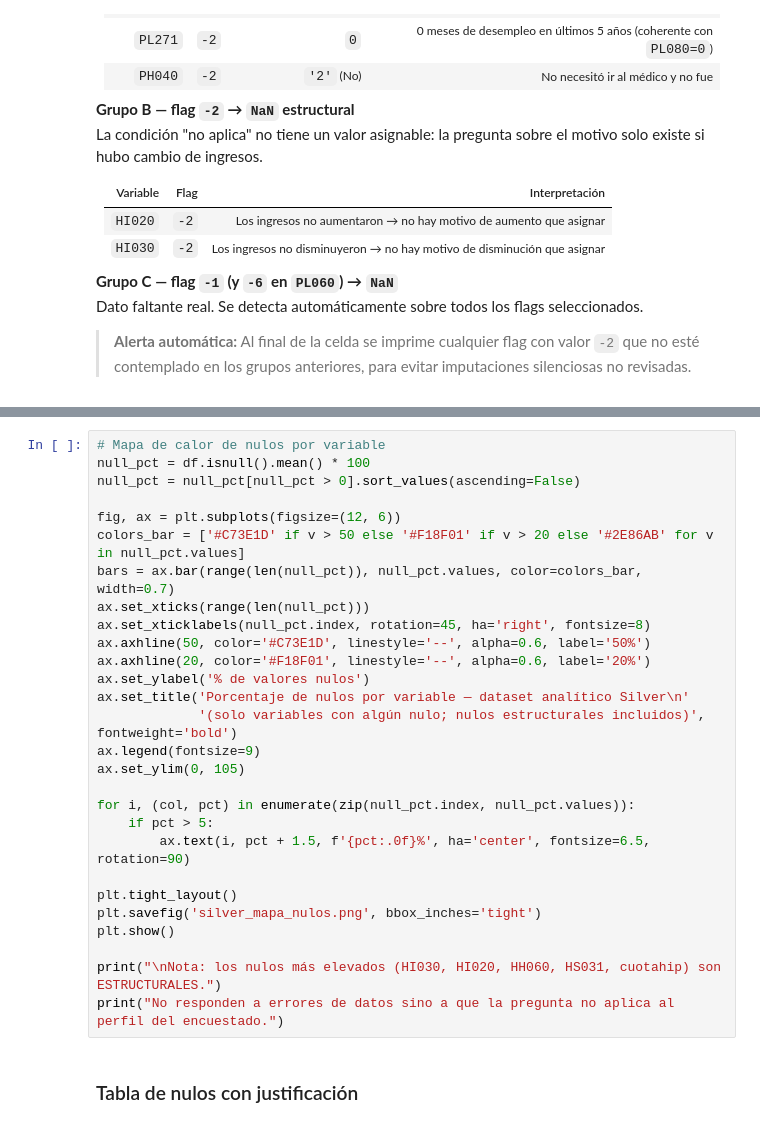
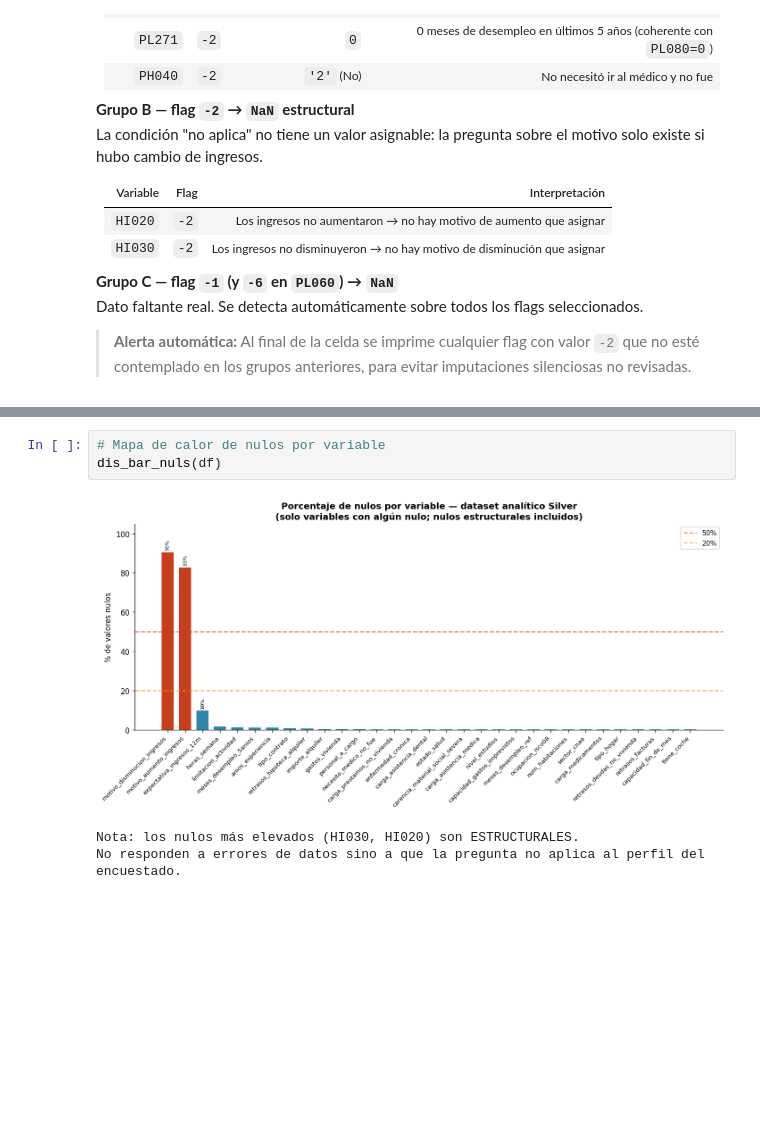
Before and after one commit to somm14/tfm_project, a Jupyter notebook: src/02_silver_layer.ipynb, the cells around one changed output, grey strips where cells are left out. Saved outputs shown, nothing was run; the diff lists cells and outputs as text; blank space fills up the shorter version.

```diff
--- a/src/02_silver_layer.ipynb
+++ b/src/02_silver_layer.ipynb
@@ -812,30 +537,7 @@ print(resumen_df.to_string(index=False))
 # %%
 # Mapa de calor de nulos por variable
-null_pct = df.isnull().mean() * 100
-null_pct = null_pct[null_pct > 0].sort_values(ascending=False)
-
-fig, ax = plt.subplots(figsize=(12, 6))
-colors_bar = ['#C73E1D' if v > 50 else '#F18F01' if v > 20 else '#2E86AB' for v in null_pct.values]
-bars = ax.bar(range(len(null_pct)), null_pct.values, color=colors_bar, width=0.7)
-ax.set_xticks(range(len(null_pct)))
-ax.set_xticklabels(null_pct.index, rotation=45, ha='right', fontsize=8)
-ax.axhline(50, color='#C73E1D', linestyle='--', alpha=0.6, label='50%')
-ax.axhline(20, color='#F18F01', linestyle='--', alpha=0.6, label='20%')
-ax.set_ylabel('% de valores nulos')
-ax.set_title('Porcentaje de nulos por variable — dataset analítico Silver\n'
-             '(solo variables con algún nulo; nulos estructurales incluidos)', fontweight='bold')
-ax.legend(fontsize=9)
-ax.set_ylim(0, 105)
-
-for i, (col, pct) in enumerate(zip(null_pct.index, null_pct.values)):
-    if pct > 5:
-        ax.text(i, pct + 1.5, f'{pct:.0f}%', ha='center', fontsize=6.5, rotation=90)
-
-plt.tight_layout()
-plt.savefig('silver_mapa_nulos.png', bbox_inches='tight')
-plt.show()
-
-print("\nNota: los nulos más elevados (HI030, HI020, HH060, HS031, cuotahip) son ESTRUCTURALES.")
-print("No responden a errores de datos sino a que la pregunta no aplica al perfil del encuestado.")
+dis_bar_nuls(df)
+# %% [output]
+[figure, added]
+Nota: los nulos más elevados (HI030, HI020) son ESTRUCTURALES.
+No responden a errores de datos sino a que la pregunta no aplica al perfil del encuestado.
-# %% [markdown]
-### Tabla de nulos con justificación
```
Also changed, not shown: parts of 24 cells of this notebook.
